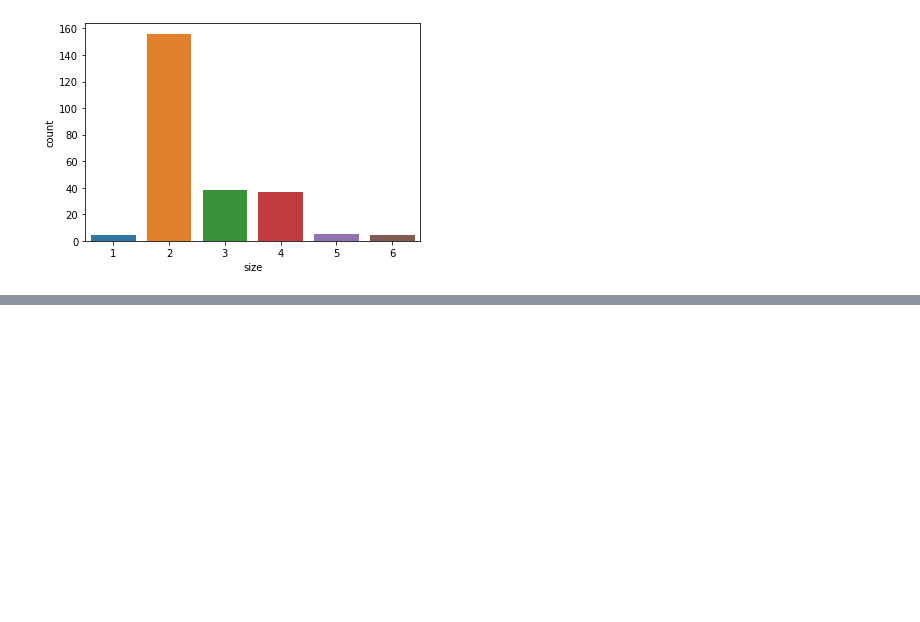
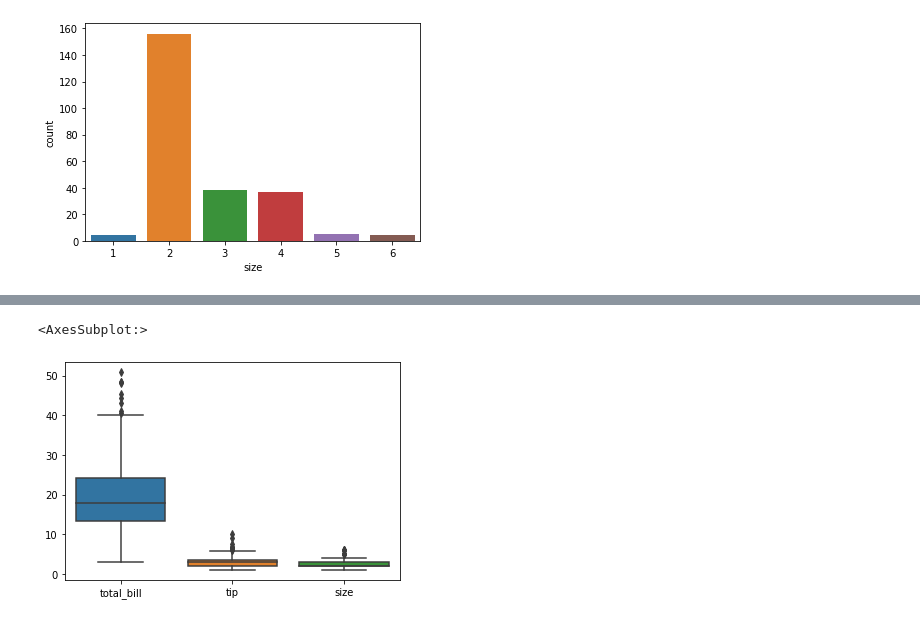
Before and after one commit to Sialsanwal/python, a Jupyter notebook: Seaborn.ipynb, the cells around one changed output, grey strips where cells are left out. Cells and saved outputs as stored; diff of their text form; code cells hidden in the pictures; blank space fills up the shorter version.

```diff
--- a/Seaborn.ipynb
+++ b/Seaborn.ipynb
@@ -218,0 +234,5 @@ sns.boxplot(x="smoker", y="total_bill", data=df)
+# %%
+sns.boxplot(data=df)
+# %% [output]
+<AxesSubplot:>
+[figure, added]
```
Also changed, not shown: parts of 22 cells of this notebook.
